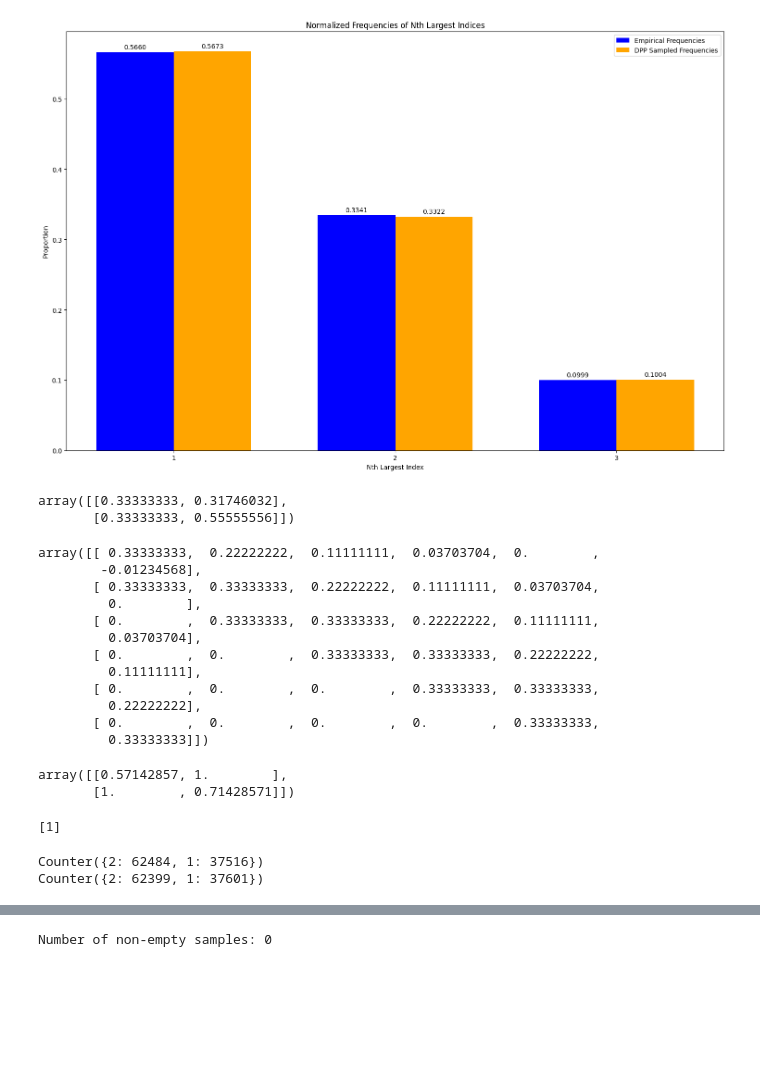
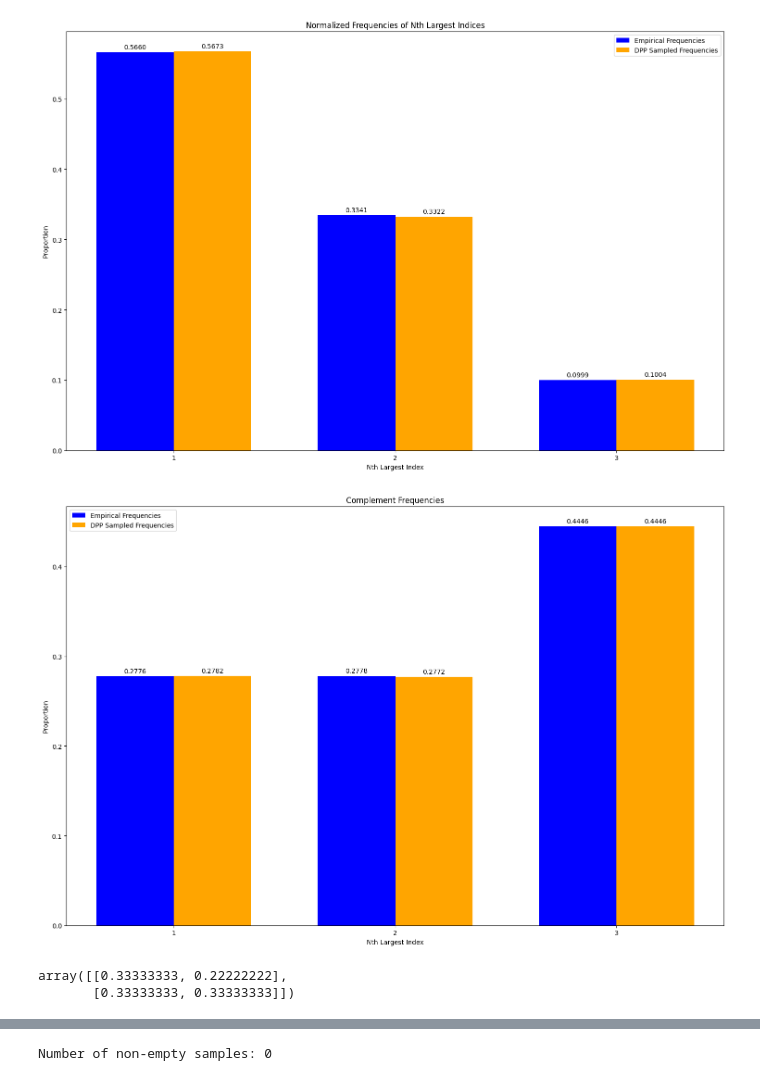
Before and after one commit to advayk/DeterminantalPointProcess, a Jupyter notebook: DPP_sampling.ipynb, the cells around one changed output, grey strips where cells are left out. Drawn from its saved outputs; the diff is of its cells as text; code cells hidden in the pictures; blank space fills up the shorter version.

```diff
--- a/DPP_sampling.ipynb
+++ b/DPP_sampling.ipynb
@@ -313,42 +314,8 @@ def compute_K_prime(K, s):
 
     return K_prime,L
 # %%
-s = 3
+s = 4
 K_prime,L = compute_K_prime(kernel_matrix,s)
-descent_count, sample_count = distr_of_indices_L(find_descents_in_sequence, K_prime, s)
+distr_of_indices_L(find_descents_in_sequence, K_prime, s)
+# %% [output]
+[figure, added]
-# %%
-K_prime
-# %% [output]
-array([[0.33333333, 0.31746032],
-       [0.33333333, 0.55555556]])
-# %%
-kernel_matrix
-# %% [output]
-array([[ 0.33333333,  0.22222222,  0.11111111,  0.03703704,  0.        ,
-        -0.01234568],
-       [ 0.33333333,  0.33333333,  0.22222222,  0.11111111,  0.03703704,
-         0.        ],
-       [ 0.        ,  0.33333333,  0.33333333,  0.22222222,  0.11111111,
-         0.03703704],
-       [ 0.        ,  0.        ,  0.33333333,  0.33333333,  0.22222222,
-         0.11111111],
-       [ 0.        ,  0.        ,  0.        ,  0.33333333,  0.33333333,
-         0.22222222],
-       [ 0.        ,  0.        ,  0.        ,  0.        ,  0.33333333,
-         0.33333333]])
-# %%
-K_prime
-# %% [output]
-array([[0.57142857, 1.        ],
-       [1.        , 0.71428571]])
-# %%
-samp, _ = poulson_dpp_sampling(K_prime)
-print(samp)
-# %% [output]
-[1]
-# %%
-print(descent_count)
-print(sample_count)
-# %% [output]
-Counter({2: 62484, 1: 37516})
-Counter({2: 62399, 1: 37601})
@@ -354,0 +383,5 @@ Counter({2: 62399, 1: 37601})
+# %%
+compute_K_prime_prime(kernel_matrix,s)
+# %% [output]
+array([[0.33333333, 0.22222222],
+       [0.33333333, 0.33333333]])
```
Also changed, not shown: parts of 7 cells of this notebook.
